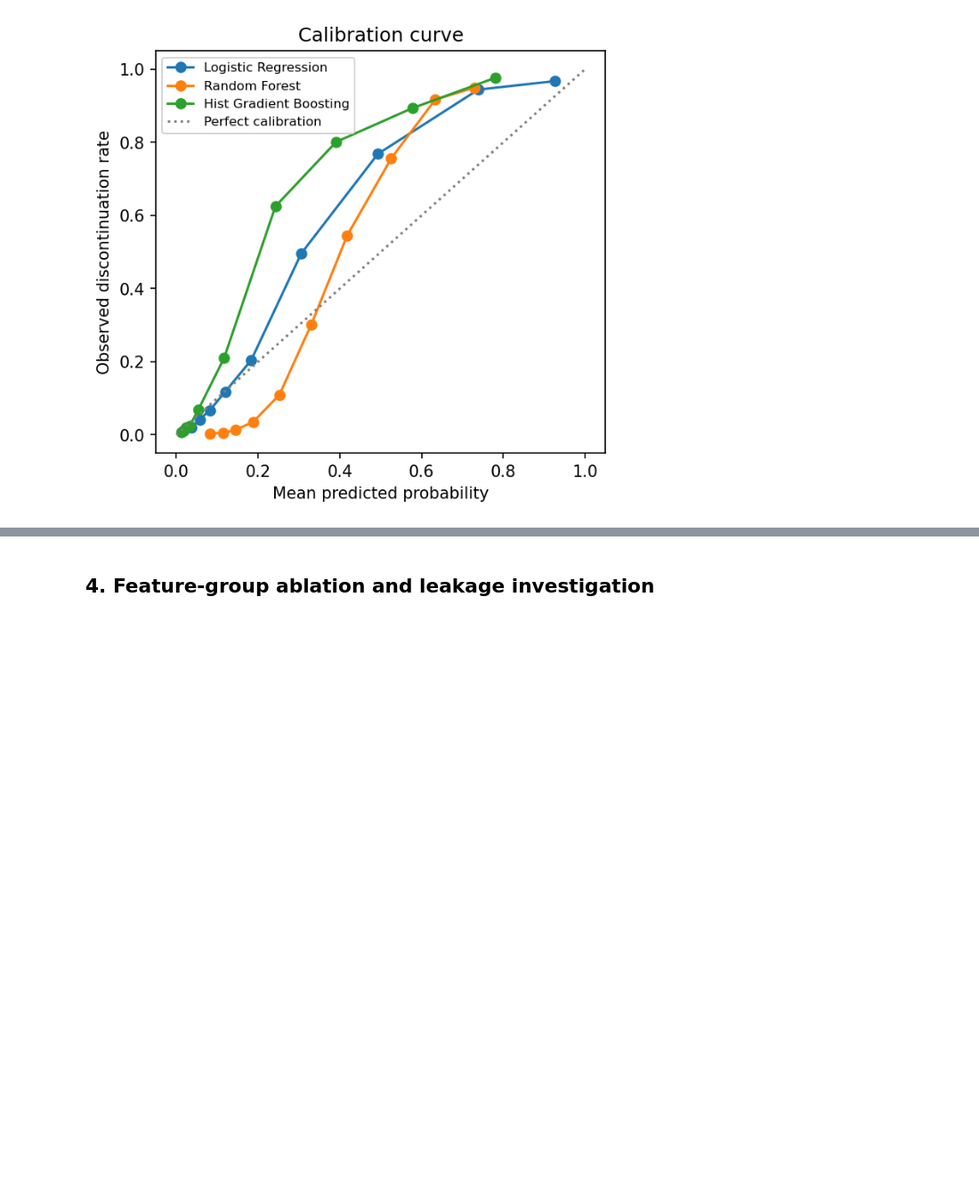
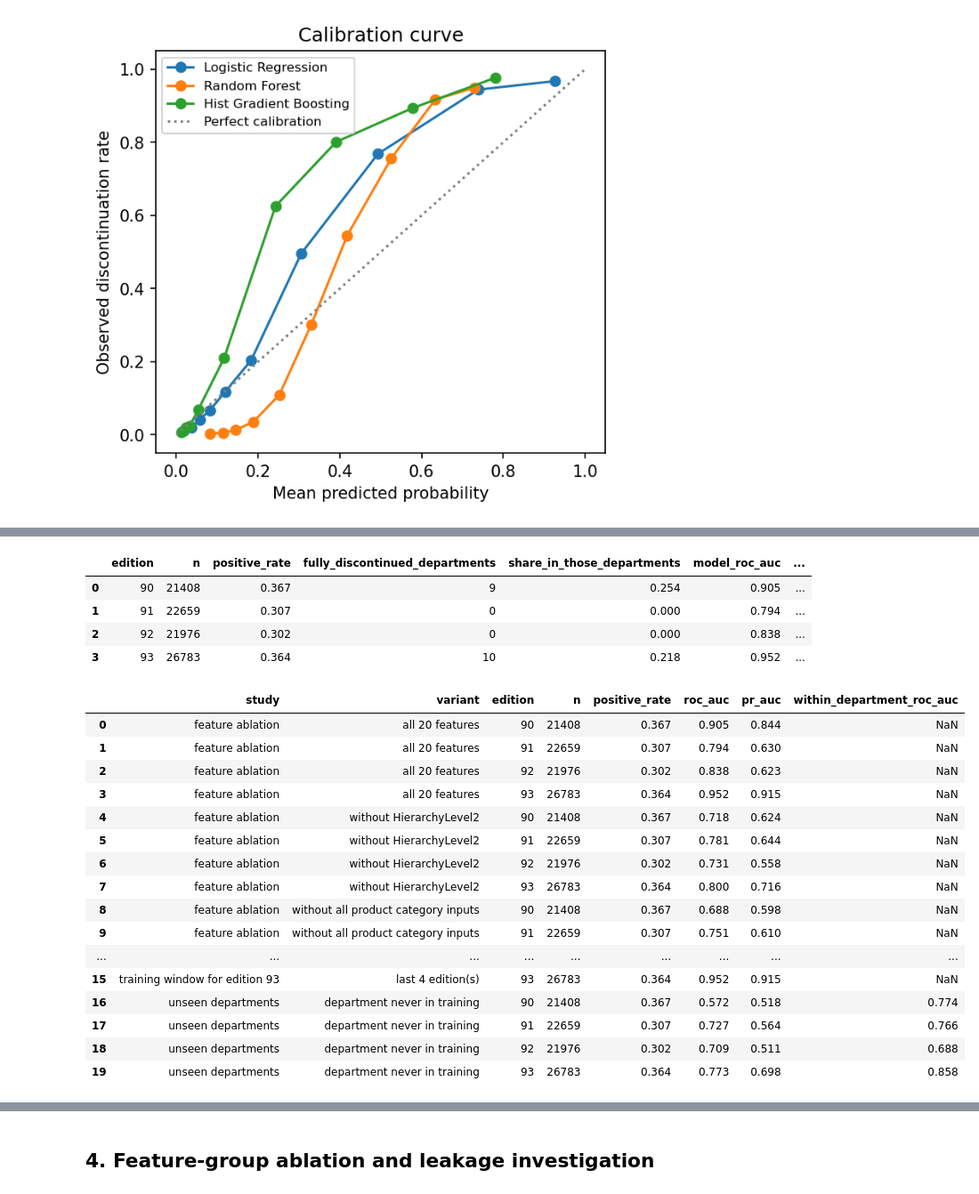
Before and after one commit to dilutha/Retalix_ML, a Jupyter notebook: notebooks/03_model_evaluation.ipynb, the cells around one changed output, grey strips where cells are left out. Shown at 89% size. Cells and saved outputs as stored; diff of their text form; code cells hidden in the pictures; blank space fills up the shorter version.

Commit message:
Calibrate model

```diff
--- a/notebooks/03_model_evaluation.ipynb
+++ b/notebooks/03_model_evaluation.ipynb
@@ -107,0 +235,26 @@ display(Image(FIG / f"calibration_h{H}.png"))
+# %%
+display(pd.read_csv(R / f"final_edition_level_h{H}.csv").round(3))
+pd.read_csv(R / f"final_diagnostic_refits_h{H}.csv").round(3)
+# %% [output]
+|  | edition | n | positive_rate | fully_discontinued_departments | share_in_those_departments | model_roc_auc | ... |
+| 0 | 90 | 21408 | 0.367 | 9 | 0.254 | 0.905 | ... |
+| 1 | 91 | 22659 | 0.307 | 0 | 0.000 | 0.794 | ... |
+| 2 | 92 | 21976 | 0.302 | 0 | 0.000 | 0.838 | ... |
+| 3 | 93 | 26783 | 0.364 | 10 | 0.218 | 0.952 | ... |
+|  | study | variant | edition | n | positive_rate | roc_auc | pr_auc | within_department_roc_auc |
+| 0 | feature ablation | all 20 features | 90 | 21408 | 0.367 | 0.905 | 0.844 | NaN |
+| 1 | feature ablation | all 20 features | 91 | 22659 | 0.307 | 0.794 | 0.630 | NaN |
+| 2 | feature ablation | all 20 features | 92 | 21976 | 0.302 | 0.838 | 0.623 | NaN |
+| 3 | feature ablation | all 20 features | 93 | 26783 | 0.364 | 0.952 | 0.915 | NaN |
+| 4 | feature ablation | without HierarchyLevel2 | 90 | 21408 | 0.367 | 0.718 | 0.624 | NaN |
+| 5 | feature ablation | without HierarchyLevel2 | 91 | 22659 | 0.307 | 0.781 | 0.644 | NaN |
+| 6 | feature ablation | without HierarchyLevel2 | 92 | 21976 | 0.302 | 0.731 | 0.558 | NaN |
+| 7 | feature ablation | without HierarchyLevel2 | 93 | 26783 | 0.364 | 0.800 | 0.716 | NaN |
+| 8 | feature ablation | without all product category inputs | 90 | 21408 | 0.367 | 0.688 | 0.598 | NaN |
+| 9 | feature ablation | without all product category inputs | 91 | 22659 | 0.307 | 0.751 | 0.610 | NaN |
+| ... | ... | ... | ... | ... | ... | ... | ... | ... |
+| 15 | training window for edition 93 | last 4 edition(s) | 93 | 26783 | 0.364 | 0.952 | 0.915 | NaN |
+| 16 | unseen departments | department never in training | 90 | 21408 | 0.367 | 0.572 | 0.518 | 0.774 |
+| 17 | unseen departments | department never in training | 91 | 22659 | 0.307 | 0.727 | 0.564 | 0.766 |
+| 18 | unseen departments | department never in training | 92 | 21976 | 0.302 | 0.709 | 0.511 | 0.688 |
+| 19 | unseen departments | department never in training | 93 | 26783 | 0.364 | 0.773 | 0.698 | 0.858 |
```
Also changed, not shown: parts of 26 cells of this notebook, 43 other files.
